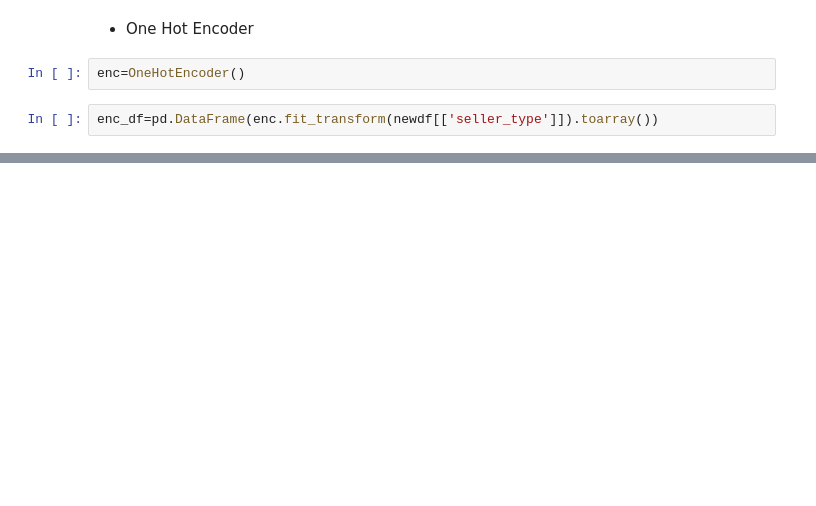
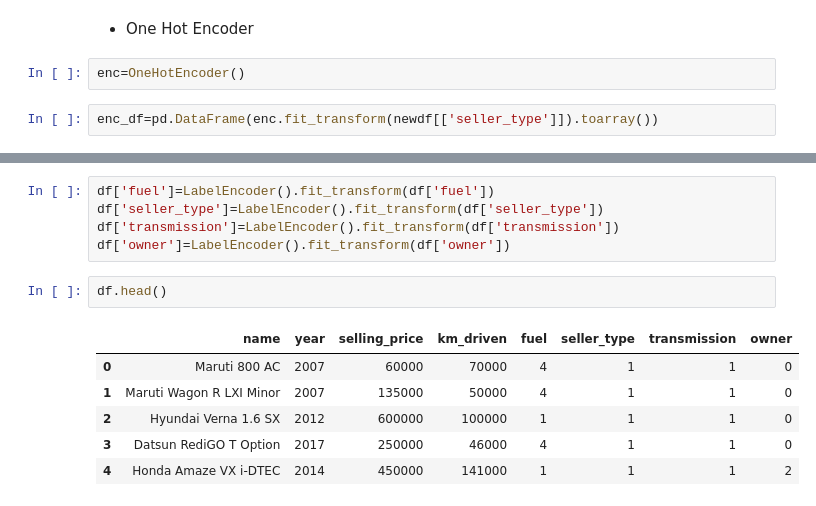
Before and after one commit to Naveen-Karanamu/Used-Cars-Price-Prediction, a Jupyter notebook: main.ipynb, the cells around one changed output, grey strips where cells are left out. Saved outputs shown, nothing was run; the diff lists cells and outputs as text; blank space fills up the shorter version.

Commit message:
Replaced: Cat values with lable encoders

```diff
--- a/main.ipynb
+++ b/main.ipynb
@@ -234,0 +233,14 @@ enc_df
+# %%
+df['fuel']=LabelEncoder().fit_transform(df['fuel'])
+df['seller_type']=LabelEncoder().fit_transform(df['seller_type'])
+df['transmission']=LabelEncoder().fit_transform(df['transmission'])
+df['owner']=LabelEncoder().fit_transform(df['owner'])
+# %%
+df.head()
+# %% [output]
+|  | name | year | selling_price | km_driven | fuel | seller_type | transmission | owner |
+| 0 | Maruti 800 AC | 2007 | 60000 | 70000 | 4 | 1 | 1 | 0 |
+| 1 | Maruti Wagon R LXI Minor | 2007 | 135000 | 50000 | 4 | 1 | 1 | 0 |
+| 2 | Hyundai Verna 1.6 SX | 2012 | 600000 | 100000 | 1 | 1 | 1 | 0 |
+| 3 | Datsun RediGO T Option | 2017 | 250000 | 46000 | 4 | 1 | 1 | 0 |
+| 4 | Honda Amaze VX i-DTEC | 2014 | 450000 | 141000 | 1 | 1 | 1 | 2 |
```
Also changed, not shown: parts of 6 cells of this notebook.
